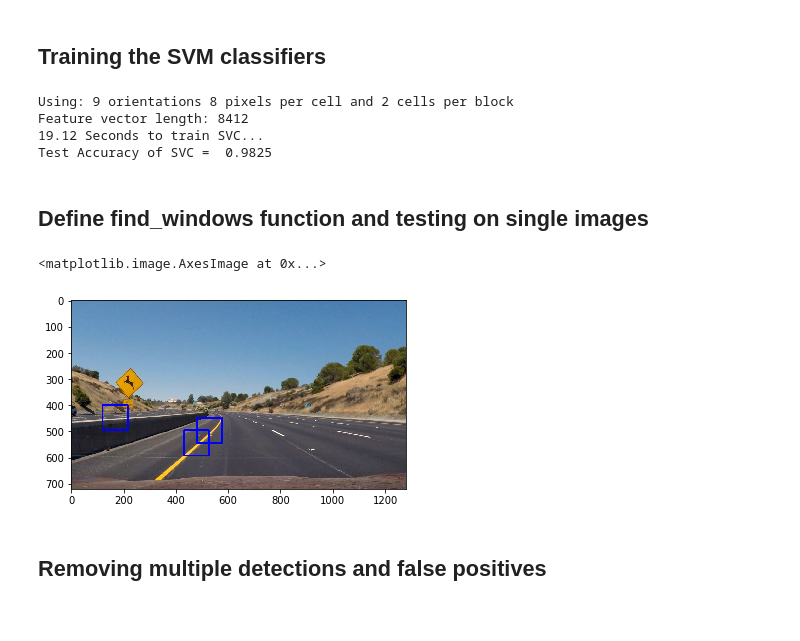
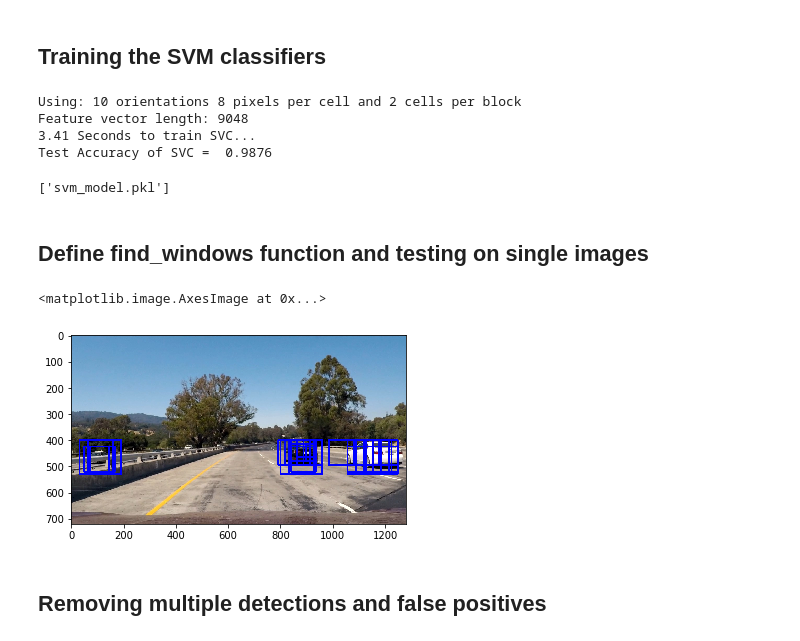
Before and after one commit to liangzhangleon/CarND-Vehicle-Detections-P5, a Jupyter notebook: vehicle_detection.ipynb, the cells around one changed output. Cells and saved outputs as stored; diff of their text form; code cells hidden in the pictures.

Commit message:
* the first roughly working model

```diff
--- a/vehicle_detection.ipynb
+++ b/vehicle_detection.ipynb
@@ -34,7 +34,7 @@ from sklearn.model_selection import train_test_split
 
 # Define a function to return HOG features and visualization
 def get_hog_features(img, orient, pix_per_cell, cell_per_block,
-                        vis=False, feature_vec=True): # feature_vec ? true or false
+                        vis=False, feature_vec=False):
     # Call with two outputs if vis==True
     if vis == True:
         features, hog_image = hog(img, orientations=orient,
@@ -48,13 +48,13 @@ def get_hog_features(img, orient, pix_per_cell, cell_per_block,
         features = hog(img, orientations=orient,
                        pixels_per_cell=(pix_per_cell, pix_per_cell),
                        cells_per_block=(cell_per_block, cell_per_block),
-                       block_norm= 'L2-Hys',
+                       block_norm= 'L1',
                        transform_sqrt=True,
                        visualise=vis, feature_vector=feature_vec)
         return features
 
 # Define a function to compute binned color features
-def bin_spatial(img, size=(32, 32)):
+def bin_spatial(img, size):
     # Use cv2.resize().ravel() to create the feature vector
     features = cv2.resize(img, size).ravel()
     # Return the feature vector
@@ -139,19 +165,6 @@ def draw_boxes(img, bboxes, color=(0, 0, 255), thick=6):
 # %% [markdown]
 ## Training the SVM classifiers
 # %%
-# Read in cars and notcars
-notcar_images = glob.glob('non-vehicles/*/*.png')
-car_images= glob.glob('vehicles/*/*.png')
-
-
-cars = []
-notcars = []
-for image in notcar_images:
-        notcars.append(image)
-
-for image in car_images:
-        cars.append(image)
-
 # Reduce the sample size
 # sample_size = 2000
 # cars = cars[0:sample_size]
@@ -159,12 +172,12 @@ for image in car_images:
 
 ### Parameters
 color_space = 'YCrCb' # Can be RGB, HSV, LUV, HLS, YUV, YCrCb
-orient = 9  # HOG orientations
+orient = 10  # HOG orientations
 pix_per_cell = 8 # HOG pixels per cell
 cell_per_block = 2 # HOG cells per block
 hog_channel = "ALL" # Can be 0, 1, 2, or "ALL"
 spatial_size = (32, 32) # Spatial binning dimensions
-hist_bins = 16    # Number of histogram bins
+hist_bins = 32    # Number of histogram bins
 spatial_feat = True # Spatial features on or off
 hist_feat = True # Histogram features on or off
 hog_feat = True # HOG features on or off
@@ -196,13 +209,13 @@ y = np.hstack((np.ones(len(car_features)), np.zeros(len(notcar_features))))
 # Split up data into randomized training and test sets
 rand_state = np.random.randint(0, 100)
 X_train, X_test, y_train, y_test = train_test_split(
-    scaled_X, y, test_size=0.3, random_state=rand_state)
+    scaled_X, y, test_size=0.2, random_state=rand_state)
 
 print('Using:',orient,'orientations',pix_per_cell,
     'pixels per cell and', cell_per_block,'cells per block')
 print('Feature vector length:', len(X_train[0]))
 # Use a linear SVC
-svc = LinearSVC(C=1.5)
+svc = LinearSVC()
 # Check the training time for the SVC
 t=time.time()
 svc.fit(X_train, y_train)
@@ -213,10 +226,16 @@ print('Test Accuracy of SVC = ', round(svc.score(X_test, y_test), 4))
 # Check the prediction time for a single sample
 t=time.time()
 # %% [output]
-Using: 9 orientations 8 pixels per cell and 2 cells per block
-Feature vector length: 8412
-19.12 Seconds to train SVC...
-Test Accuracy of SVC =  0.9825
+Using: 10 orientations 8 pixels per cell and 2 cells per block
+Feature vector length: 9048
+3.41 Seconds to train SVC...
+Test Accuracy of SVC =  0.9876
+# %%
+from sklearn.externals import joblib
+joblib.dump(svc, 'svm_model.pkl')
+# clf = joblib.load('filename.pkl')
+# %% [output]
+['svm_model.pkl']
 # %% [markdown]
 ## Define find_windows function and testing on single images
 # %%
@@ -227,7 +246,7 @@ def find_windows(img, color_space, ystart, ystop, scale, svc, X_scaler, orient,
 
     # data from .png images (scaled 0 to 1 by mpimg) and the
     # image I am searching is a .jpg (scaled 0 to 255)
-    img = img.astype(np.float32)/255
+    img = img.astype(np.float32)/255.0
     img_tosearch = img[ystart:ystop,:,:]
     # apply color conversion if other than 'RGB'
     if color_space != 'RGB':
@@ -277,6 +296,7 @@ def find_windows(img, color_space, ystart, ystop, scale, svc, X_scaler, orient,
             hog_feat1 = hog1[ypos:ypos+nblocks_per_window, xpos:xpos+nblocks_per_window].ravel()
             hog_feat2 = hog2[ypos:ypos+nblocks_per_window, xpos:xpos+nblocks_per_window].ravel()
             hog_feat3 = hog3[ypos:ypos+nblocks_per_window, xpos:xpos+nblocks_per_window].ravel()
+            #hog_features = hog_feat1
             hog_features = np.hstack((hog_feat1, hog_feat2, hog_feat3))
 
             xleft = xpos*pix_per_cell
@@ -284,44 +304,58 @@ def find_windows(img, color_space, ystart, ystop, scale, svc, X_scaler, orient,
 
             # Extract the image patch
             subimg = cv2.resize(ctrans_tosearch[ytop:ytop+window, xleft:xleft+window], (64,64))
 
             # Get color features
             spatial_features = bin_spatial(subimg, size=spatial_size)
             hist_features = color_hist(subimg, nbins=hist_bins)
 
             # Scale features and make a prediction
             test_features = X_scaler.transform(np.hstack((spatial_features, hist_features, hog_features)).reshape(1, -1))
             #test_features = X_scaler.transform(np.hstack((shape_feat, hist_feat)).reshape(1, -1))
             test_prediction = svc.predict(test_features)
 
             if test_prediction == 1:
                 xbox_left = np.int(xleft*scale)
                 ytop_draw = np.int(ytop*scale)
                 win_draw = np.int(window*scale)
                 window_list.append(((xbox_left, ytop_draw+ystart), (xbox_left+win_draw,ytop_draw+win_draw+ystart)))
 
     return window_list
 
 # y_start_stop = [400, 660] # Min and max in y to search in slide_window()
-ystart = 400
-ystop = 656
-scale1 = 1.5
-# scale2 = 2
-image = mpimg.imread('test_images/test2.jpg')
-window_list1 = find_windows(image, color_space, ystart, ystop, scale1, svc, X_scaler, orient, pix_per_cell,
+scale1 = 1
+ystart1 = 400
+ystop1 = 500
+
+
+scale2 = 1.5
+ystart2 = 400
+ystop2 = 600
+
+scale3 = 2
+ystart3 = 400
+ystop3 = 700
+
+image = mpimg.imread('test_images/test1.jpg')
+window_list1 = find_windows(image, color_space, ystart1, ystop1, scale1, svc, X_scaler, orient, pix_per_cell,
                     cell_per_block, spatial_size, hist_bins)
-# window_list2 = find_windows(image, color_space, ystart, ystop, scale2, svc, X_scaler, orient, pix_per_cell,
-#                    cell_per_block, spatial_size, hist_bins)
+window_list2 = find_windows(image, color_space, ystart2, ystop2, scale2, svc, X_scaler, orient, pix_per_cell,
+                    cell_per_block, spatial_size, hist_bins)
+window_list3 = find_windows(image, color_space, ystart3, ystop3, scale3, svc, X_scaler, orient, pix_per_cell,
+                    cell_per_block, spatial_size, hist_bins)
+
 window_list = []
 for window in window_list1:
     window_list.append(window)
-# for window in window_list2:
-#    window_list.append(window)
+for window in window_list2:
+    window_list.append(window)
+for window in window_list3:
+    window_list.append(window)
 out_img = draw_boxes(image, window_list)
 plt.imshow(out_img)
 # %% [output]
 <matplotlib.image.AxesImage at 0x...>
-[figure, old version]
+[figure, new version]
 # %% [markdown]
 ## Removing multiple detections and false positives
 # %%
```
Also changed, not shown: parts of 5 cells of this notebook, 2 other files.
